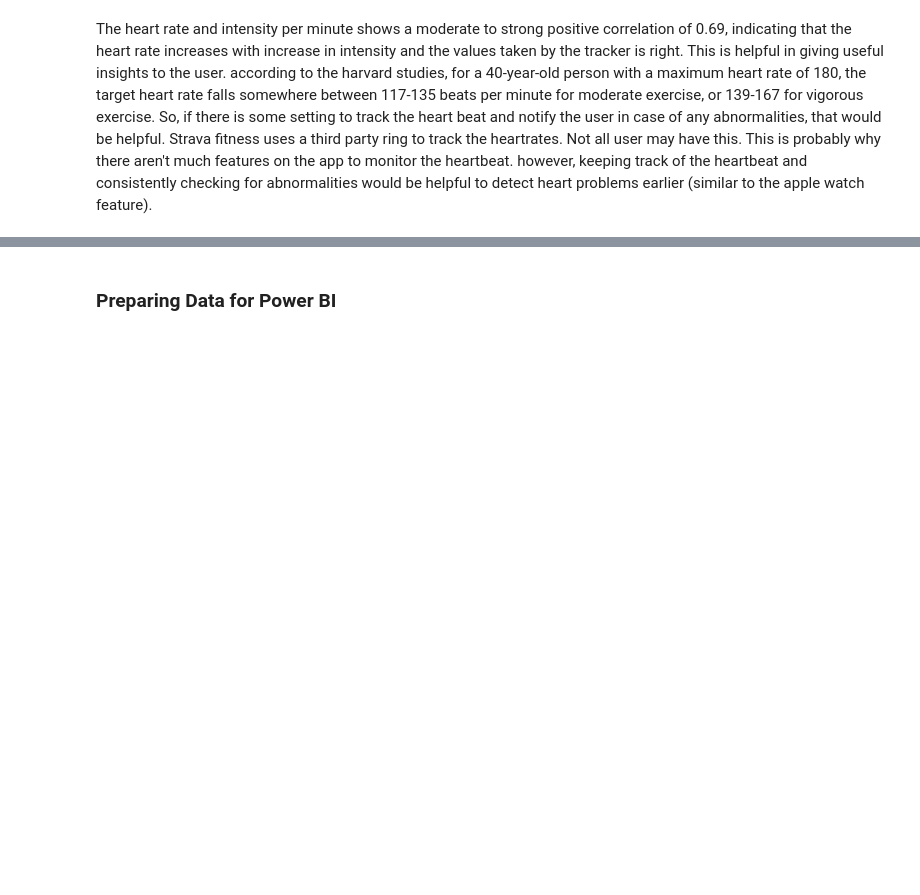
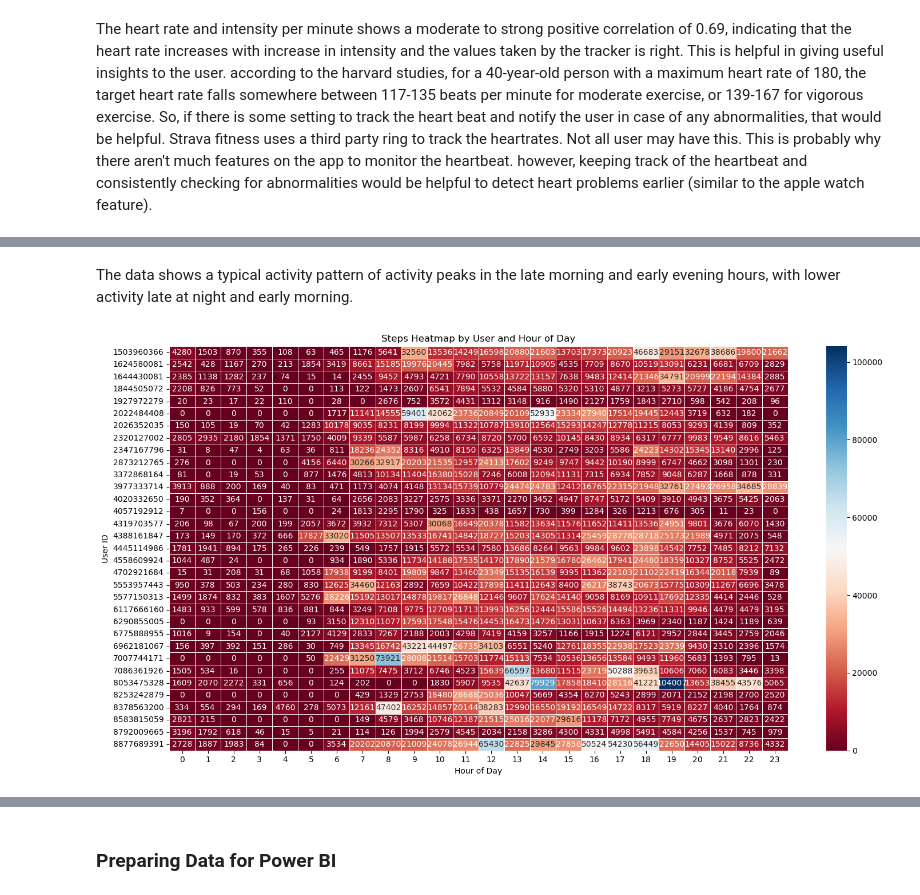
Before and after one commit to aswathy2410/Fitness-App-Data-Analysis-Case-Study-Using-Power-BI-SQL-and-Python, a Jupyter notebook: StravaPythonAnalysis_Aswathy.ipynb, the cells around one changed output, grey strips where cells are left out. Saved outputs shown, nothing was run; the diff lists cells and outputs as text; code cells hidden in the pictures; blank space fills up the shorter version.

```diff
--- a/StravaPythonAnalysis_Aswathy.ipynb
+++ b/StravaPythonAnalysis_Aswathy.ipynb
@@ -267,0 +291,19 @@ The heart rate and intensity per minute shows a moderate to strong positive corr
+# %% [markdown]
+The data shows a typical activity pattern of activity peaks in the late morning and early evening hours, with lower activity late at night and early morning.
+# %%
+user_hour_steps = df_hourlysteps.groupby(['Id', 'Hour'])['StepTotal'].sum().reset_index()
+
+# Pivot data
+steps_pivot = user_hour_steps.pivot(index='Id', columns='Hour', values='StepTotal')
+
+# Plot heatmap with annotations
+plt.figure(figsize=(15,8))
+sns.heatmap(steps_pivot, cmap='RdBu', annot=True, fmt='.0f', linewidths=0.5)
+
+plt.title('Steps Heatmap by User and Hour of Day')
+plt.xlabel('Hour of Day')
+plt.ylabel('User ID')
+plt.tight_layout()
+plt.show()
+# %% [output]
+[figure, added]
```
Also changed, not shown: parts of 8 cells of this notebook, 1 other file.
